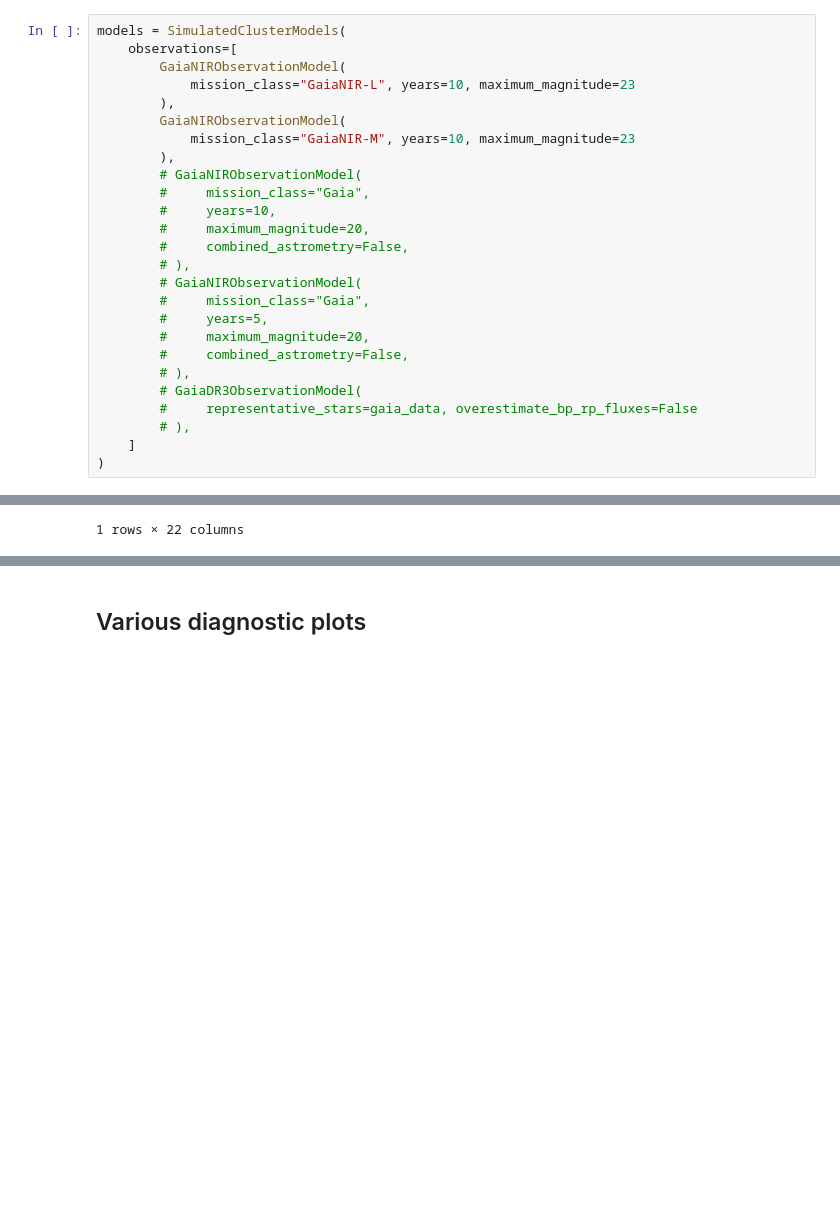
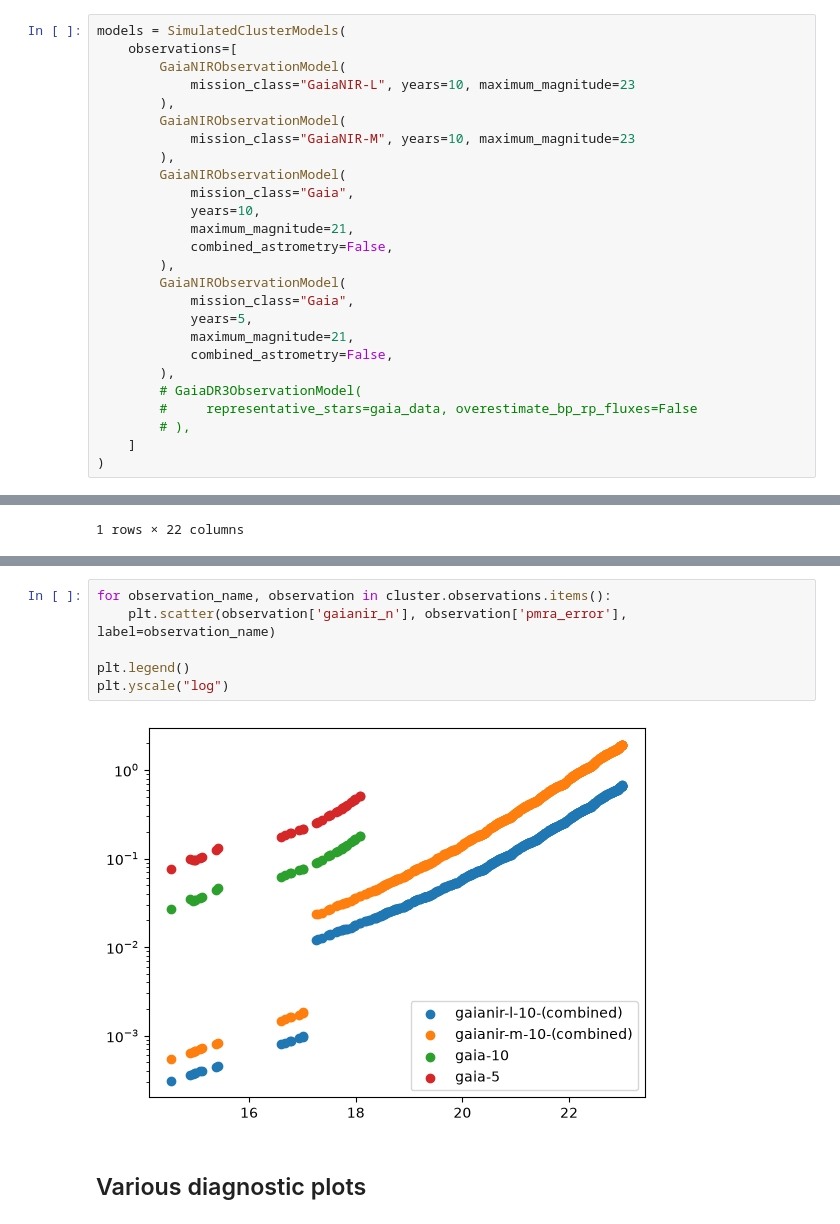
Before and after one commit to emilyhunt/gaianir-open-clusters, a Jupyter notebook: prototypes/synthpop/synthpop+cluster.ipynb, the cells around one changed output, grey strips where cells are left out. Saved outputs shown, nothing was run; the diff lists cells and outputs as text; blank space fills up the shorter version.

Commit message:
Lots of work on simulating clusters

```diff
--- a/prototypes/synthpop/synthpop+cluster.ipynb
+++ b/prototypes/synthpop/synthpop+cluster.ipynb
@@ -88,18 +112,18 @@ models = SimulatedClusterModels(
         GaiaNIRObservationModel(
             mission_class="GaiaNIR-M", years=10, maximum_magnitude=23
         ),
-        # GaiaNIRObservationModel(
-        #     mission_class="Gaia",
-        #     years=10,
-        #     maximum_magnitude=20,
-        #     combined_astrometry=False,
-        # ),
-        # GaiaNIRObservationModel(
-        #     mission_class="Gaia",
-        #     years=5,
-        #     maximum_magnitude=20,
-        #     combined_astrometry=False,
-        # ),
+        GaiaNIRObservationModel(
+            mission_class="Gaia",
+            years=10,
+            maximum_magnitude=21,
+            combined_astrometry=False,
+        ),
+        GaiaNIRObservationModel(
+            mission_class="Gaia",
+            years=5,
+            maximum_magnitude=21,
+            combined_astrometry=False,
+        ),
         # GaiaDR3ObservationModel(
         #     representative_stars=gaia_data, overestimate_bp_rp_fluxes=False
         # ),
@@ -149,3 +189,11 @@ pd.DataFrame(parameters.to_dict(), index=[0]).drop(columns="position")
+# %%
+for observation_name, observation in cluster.observations.items():
+    plt.scatter(observation['gaianir_n'], observation['pmra_error'], label=observation_name)
+
+plt.legend()
+plt.yscale("log")
+# %% [output]
+[figure, added]
 # %% [markdown]
 ## Various diagnostic plots
 # %%
```
Also changed, not shown: parts of 16 cells of this notebook, 2 other files.
